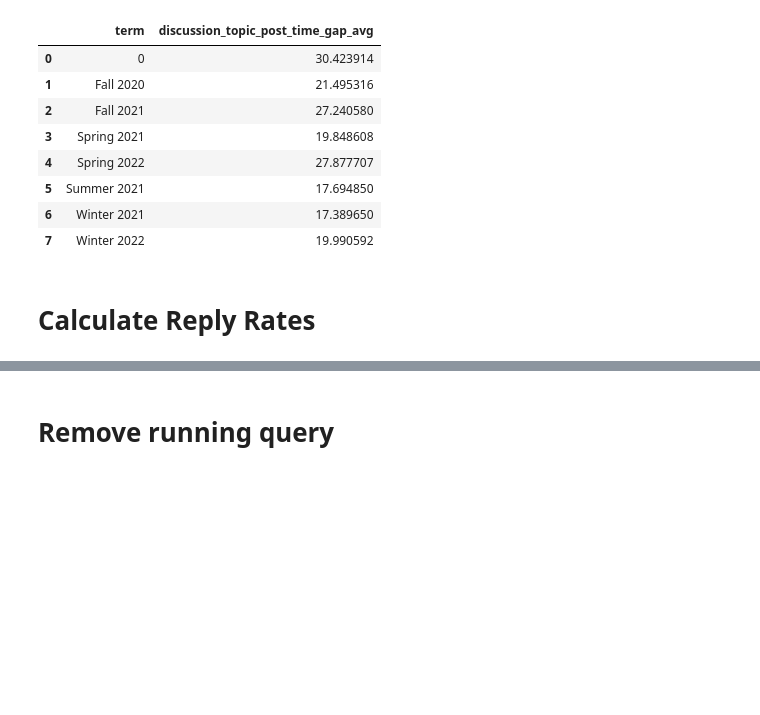
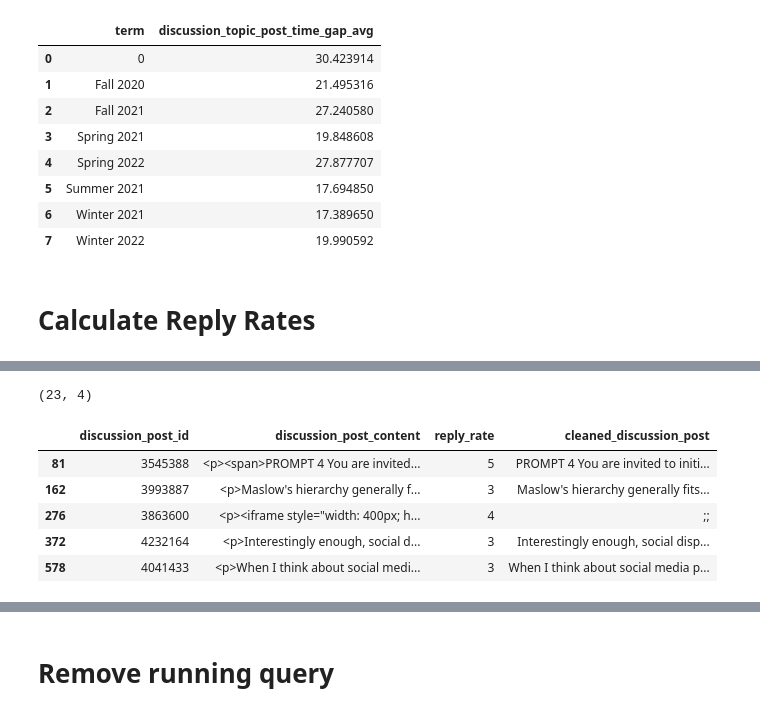
Before and after one commit to Kenny-Wei-GitHub/Discussion_Behavior_Project, a Jupyter notebook: individual_research.ipynb, the cells around one changed output, grey strips where cells are left out. Drawn from its saved outputs; the diff is of its cells as text; code cells hidden in the pictures; blank space fills up the shorter version.

```diff
--- a/individual_research.ipynb
+++ b/individual_research.ipynb
@@ -169,0 +248,4 @@ df.head(10)
+# %%
+df1 = df[['discussion_post_id', 'discussion_post_content', 'reply_rate']]
+# %%
+df1 = oda.discussion_text_clean(df1)
@@ -169,0 +301,15 @@ df.head(10)
+# %%
+df_hr = df1[df1['reply_rate'] > 2]
+# %%
+df_hr.shape
+# %% [output]
+(23, 4)
+# %%
+df_hr.head(5)
+# %% [output]
+|  | discussion_post_id | discussion_post_content | reply_rate | cleaned_discussion_post |
+| 81 | 3545388 | <p><span>PROMPT 4 You are invited... | 5 | PROMPT 4 You are invited to initi... |
+| 162 | 3993887 | <p>Maslow's hierarchy generally f... | 3 | Maslow's hierarchy generally fits... |
+| 276 | 3863600 | <p><iframe style="width: 400px; h... | 4 | ;; |
+| 372 | 4232164 | <p>Interestingly enough, social d... | 3 | Interestingly enough, social disp... |
+| 578 | 4041433 | <p>When I think about social medi... | 3 | When I think about social media p... |
```
Also changed, not shown: parts of 30 cells of this notebook.
